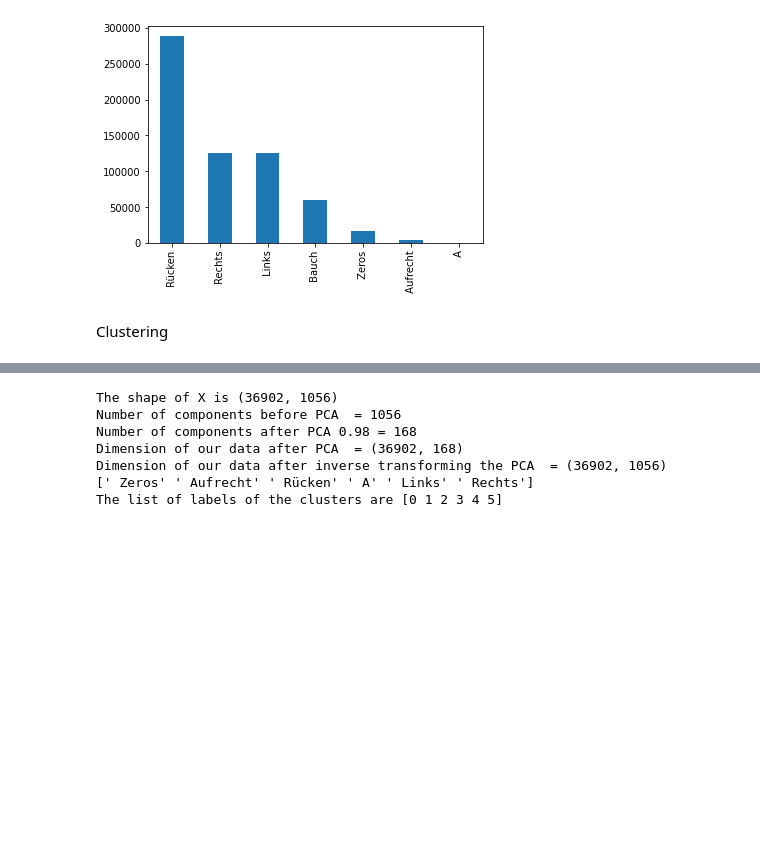
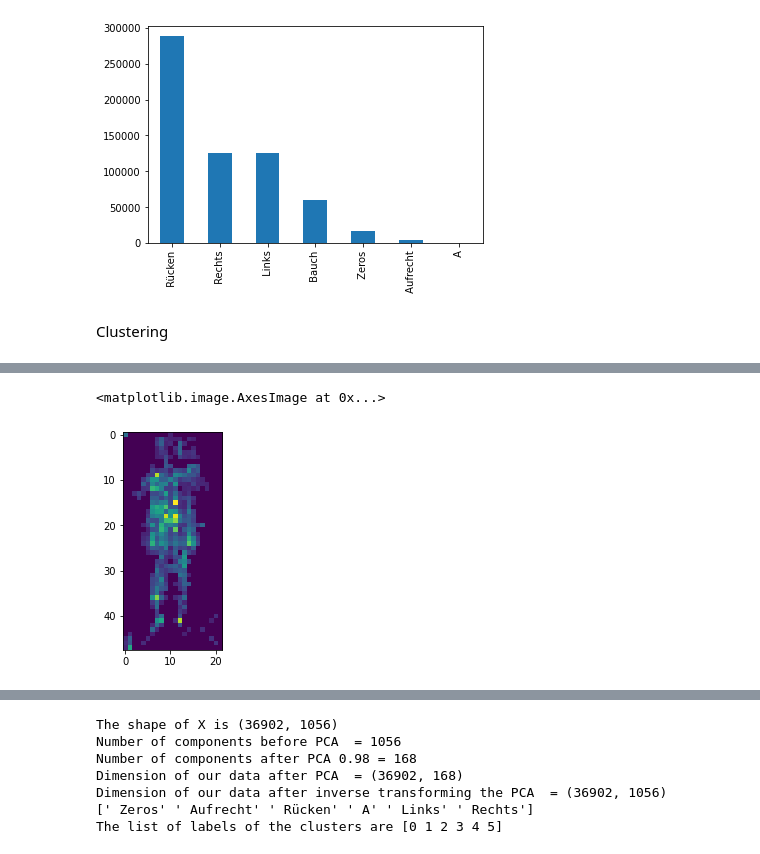
Before and after one commit to ppcodelearn/bed_obs, a Jupyter notebook: preprocessing - Copy.ipynb, the cells around one changed output, grey strips where cells are left out. Saved outputs shown, nothing was run; the diff lists cells and outputs as text; code cells hidden in the pictures; blank space fills up the shorter version.

```diff
--- a/preprocessing - Copy.ipynb
+++ b/preprocessing - Copy.ipynb
@@ -502,0 +650,5 @@ def get_cluster(txt,dt):
+# %%
+plt.imshow(df_merged.pressure[0])
+# %% [output]
+<matplotlib.image.AxesImage at 0x...>
+[figure, added]
```
Also changed, not shown: parts of 27 cells of this notebook.
